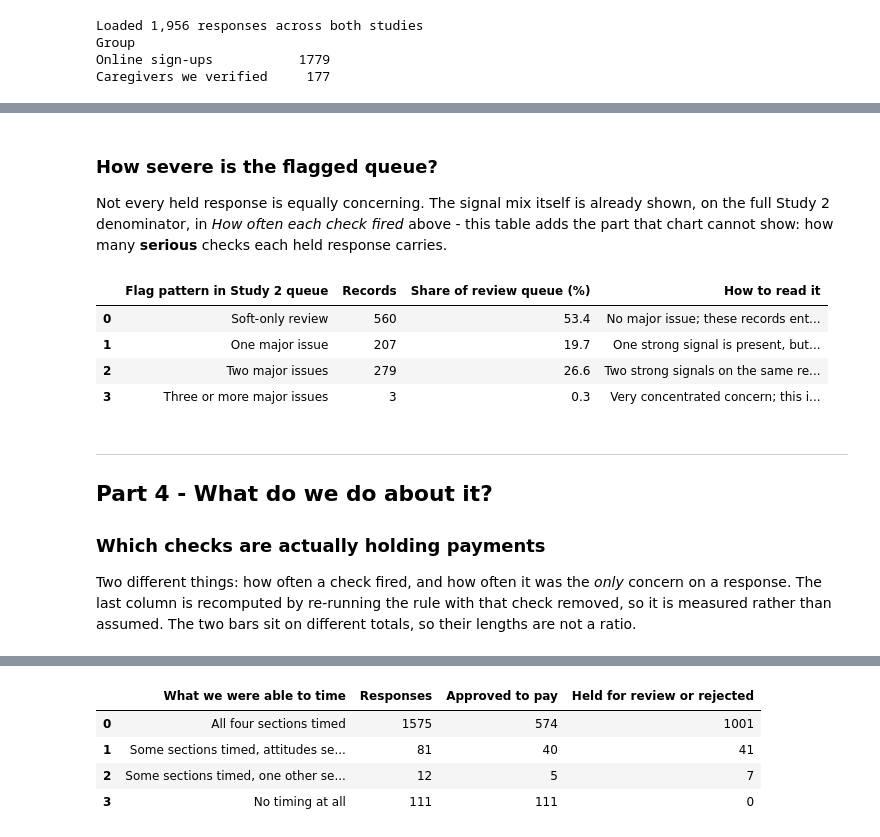
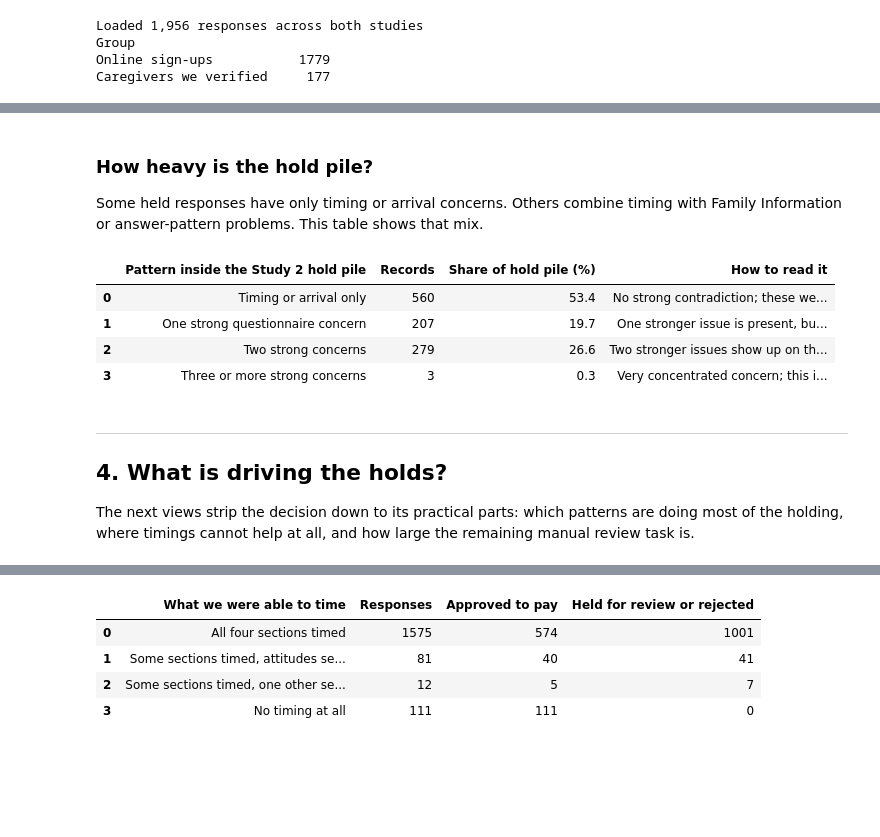
Before and after one commit to namo507/esd-redcap-metadata-watcher, a Jupyter notebook: projects/caregiver-cluster-analysis/bot_analysis_stakeholder.ipynb, the cells around one changed output, grey strips where cells are left out. Drawn from its saved outputs; the diff is of its cells as text; code cells hidden in the pictures; blank space fills up the shorter version.

```diff
--- a/projects/caregiver-cluster-analysis/bot_analysis_stakeholder.ipynb
+++ b/projects/caregiver-cluster-analysis/bot_analysis_stakeholder.ipynb
@@ -10,5 +10,6 @@ This notebook answers four questions in plain language, in order:
 # %%
 from pathlib import Path
+import importlib
 
 import matplotlib.pyplot as plt
 import pandas as pd
@@ -16,6 +17,8 @@ import seaborn as sns
 from IPython.display import display
 
 import bot_analysis as ba
+
+ba = importlib.reload(ba)
 
 %matplotlib inline
 sns.set_theme(style="whitegrid")
@@ -25,19 +28,18 @@ project_dir = Path.cwd()
 output_dir = project_dir / "Caregiver Outputs"
 cache_dir = project_dir / "data_cache"
 
-# The published stakeholder views (action groups, timing summaries, workbook tables).
-views = ba.build_stakeholder_views(output_dir, cache_dir)
-stakeholder_records = views["stakeholder_records"]
-workbook_action_summary = ba.build_workbook_action_summary(stakeholder_records)
-workbook_key_metrics = ba.build_workbook_key_metrics(stakeholder_records)
-workbook_timing_summary = ba.build_workbook_timing_summary(stakeholder_records)
+# Reader-facing tables and charts built from the saved study outputs.
+views = ba.build_notebook_views(output_dir, cache_dir)
+report_records = views["report_records"]
+action_summary = ba.build_workbook_action_summary(report_records)
+timing_summary = ba.build_workbook_timing_summary(report_records)
 study_action_summary = views["study_action_summary"]
-flag_strength_summary = views["flag_strength_summary"]
+queue_severity_summary = views["flag_strength_summary"]
 
-# One record-level frame behind the screening-evidence sections below.
+# One record-level frame behind the timing and decision views below.
 screen_inputs = ba.build_screen_inputs(output_dir, cache_dir)
 
-print(f"Loaded {len(stakeholder_records):,} responses across both studies")
+print(f"Loaded {len(report_records):,} responses across both studies")
 print(screen_inputs["Group"].value_counts().to_string())
 # %% [output]
 Loaded 1,956 responses across both studies
@@ -301,26 +270,20 @@ ba.plot_workbook_study_action_comparison(stakeholder_records);
 # %% [markdown]
-### How severe is the flagged queue?
+### How heavy is the hold pile?
 
-Not every held response is equally concerning. The signal mix itself is already shown, on the full Study 2
-denominator, in *How often each check fired* above - this table adds the part that chart cannot show:
-how many **serious** checks each held response carries.
+Some held responses have only timing or arrival concerns. Others combine timing with Family Information or answer-pattern problems. This table shows that mix.
 # %%
-display(flag_strength_summary)
+display(queue_severity_summary)
 # %% [output]
-|  | Flag pattern in Study 2 queue | Records | Share of review queue (%) | How to read it |
-| 0 | Soft-only review | 560 | 53.4 | No major issue; these records ent... |
-| 1 | One major issue | 207 | 19.7 | One strong signal is present, but... |
-| 2 | Two major issues | 279 | 26.6 | Two strong signals on the same re... |
-| 3 | Three or more major issues | 3 | 0.3 | Very concentrated concern; this i... |
+|  | Pattern inside the Study 2 hold pile | Records | Share of hold pile (%) | How to read it |
+| 0 | Timing or arrival only | 560 | 53.4 | No strong contradiction; these we... |
+| 1 | One strong questionnaire concern | 207 | 19.7 | One stronger issue is present, bu... |
+| 2 | Two strong concerns | 279 | 26.6 | Two stronger issues show up on th... |
+| 3 | Three or more strong concerns | 3 | 0.3 | Very concentrated concern; this i... |
 # %% [markdown]
 ---
-## Part 4 - What do we do about it?
+## 4. What is driving the holds?
 
-### Which checks are actually holding payments
-
-Two different things: how often a check fired, and how often it was the *only* concern on a response.
-The last column is recomputed by re-running the rule with that check removed, so it is measured rather
-than assumed. The two bars sit on different totals, so their lengths are not a ratio.
+The next views strip the decision down to its practical parts: which patterns are doing most of the holding, where timings cannot help at all, and how large the remaining manual review task is.
 # %%
 check_impact = ba.build_check_impact_table(screen_inputs)
 display(check_impact)
```
Also changed, not shown: parts of 35 cells of this notebook, 2 other files.
